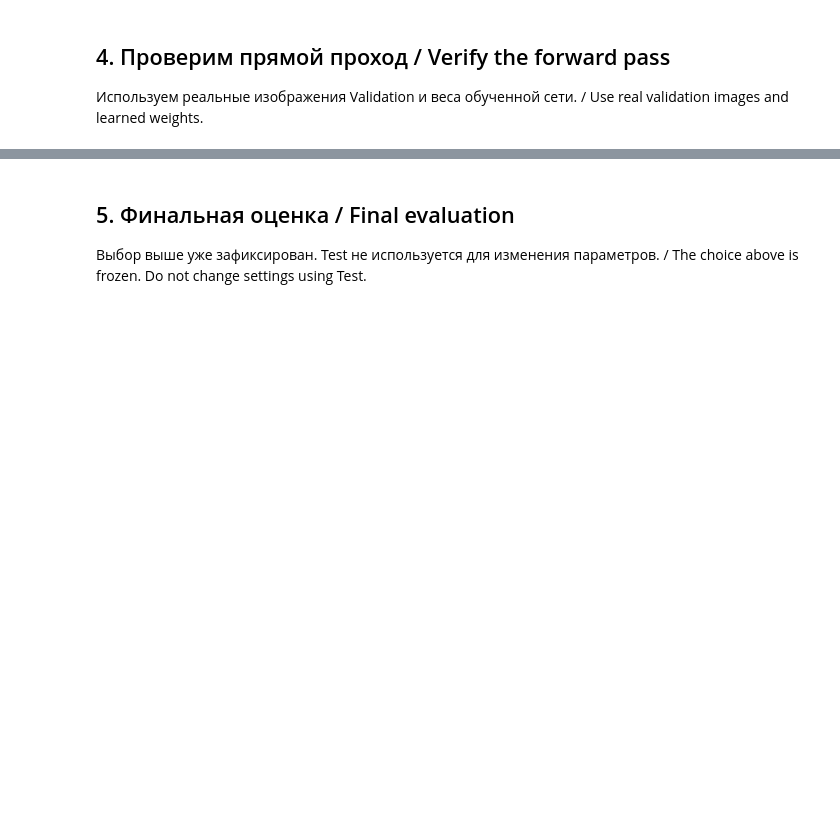
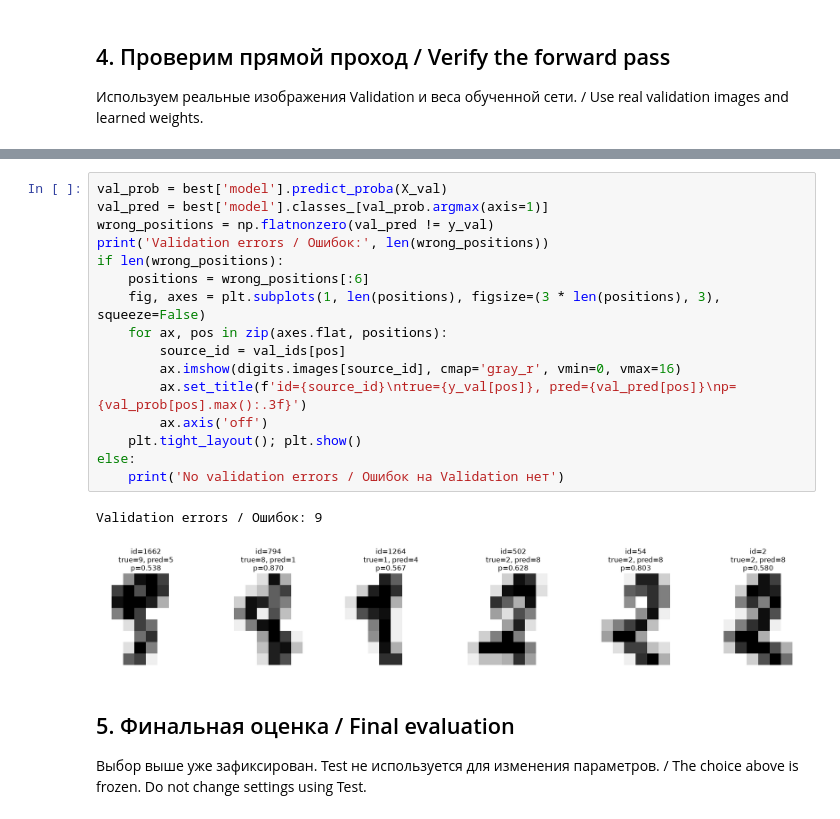
Before and after one commit to alexander-toschev/ml-cs-intro, a Jupyter notebook: practise/P04_Neural_Networks.ipynb, the cells around one changed output, grey strips where cells are left out. Drawn from its saved outputs; the diff is of its cells as text; blank space fills up the shorter version.

Commit message:
Expand P04 with bilingual group exercises on real Digits data

```diff
--- a/practise/P04_Neural_Networks.ipynb
+++ b/practise/P04_Neural_Networks.ipynb
@@ -125,3 +201,22 @@ print('Parameters:', parameter_count, 'output shape:', manual_probabilities.shap
+# %%
+val_prob = best['model'].predict_proba(X_val)
+val_pred = best['model'].classes_[val_prob.argmax(axis=1)]
+wrong_positions = np.flatnonzero(val_pred != y_val)
+print('Validation errors / Ошибок:', len(wrong_positions))
+if len(wrong_positions):
+    positions = wrong_positions[:6]
+    fig, axes = plt.subplots(1, len(positions), figsize=(3 * len(positions), 3), squeeze=False)
+    for ax, pos in zip(axes.flat, positions):
+        source_id = val_ids[pos]
+        ax.imshow(digits.images[source_id], cmap='gray_r', vmin=0, vmax=16)
+        ax.set_title(f'id={source_id}\ntrue={y_val[pos]}, pred={val_pred[pos]}\np={val_prob[pos].max():.3f}')
+        ax.axis('off')
+    plt.tight_layout(); plt.show()
+else:
+    print('No validation errors / Ошибок на Validation нет')
+# %% [output]
+Validation errors / Ошибок: 9
+[figure, added]
 # %% [markdown]
 ## 5. Финальная оценка / Final evaluation
 
```
Also changed, not shown: parts of 15 cells of this notebook, 1 other file.
